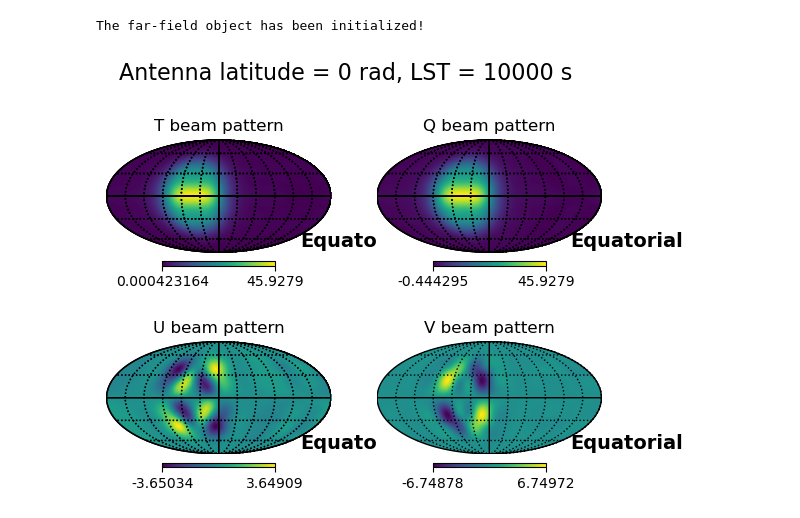
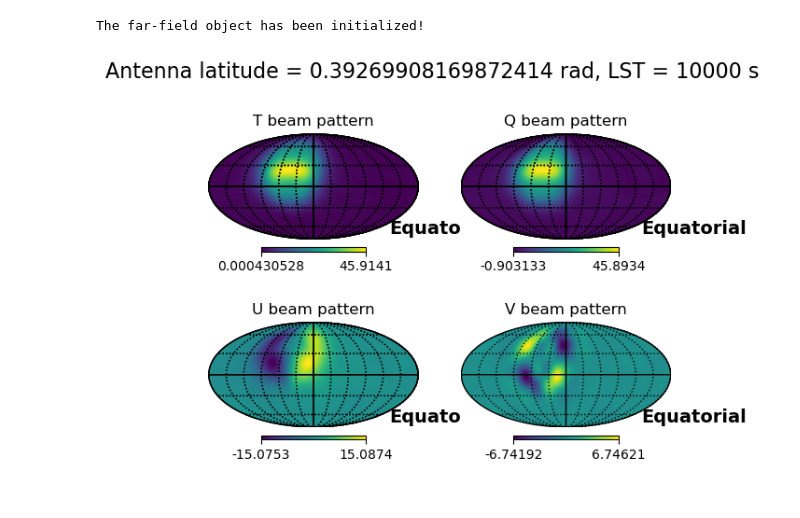
Before and after one commit to zhengzhang-univ/BSCC, a Jupyter notebook: reach_beam.ipynb, the cells around one changed output. Drawn from its saved outputs; the diff is of its cells as text; code cells hidden in the pictures.

```diff
--- a/reach_beam.ipynb
+++ b/reach_beam.ipynb
@@ -9,7 +9,7 @@ import numpy as np
 
 alignment_x = np.array([1.0, 0, 0.])
 alignment_z = np.array([0., 0., 1.])
-antenna_latitude = 0
+antenna_latitude = np.pi/8
 
 path = "/Users/zhengzhang/PythonProjects/TIBEC/REACH_Efield.txt"
 antenna_sph_coords = np.loadtxt(path,
@@ -33,30 +33,31 @@ The far-field object has been initialized!
 # %%
 
 def healpix_map_coordinates(nside):
     npixel = 12 * nside ** 2
     result = np.zeros(shape=(npixel, 2))
     result[:, 1], result[:, 0] = hp.pixelfunc.pix2ang(nside, np.arange(npixel))
     return result
 
 
 sky_sph_coords = healpix_map_coordinates(128)
 LSTs = np.array([10000])
 Beam_polarized = test.generate_auto_beam(LSTs, sky_sph_coords, 0)
-# Beam_integrated = np.mean(Beam_polarized, axis=0)
+Beam_integrated = np.mean(Beam_polarized, axis=0)
 
 def plot_beam(ti):
     fig, axs = plt.subplots(2, 2)
     fig.suptitle('Antenna latitude = {} rad, LST = {} s'.format(antenna_latitude, LSTs[ti]), fontsize=16)
     pols = ["T", "Q", "U", "V"]
     for P in range(4):
         plt.axes(axs.flat[P])
         hp.mollview(Beam_polarized[ti, :, P],
                     title=pols[P]+" beam pattern",
                     coord='C',
                     flip='astro',
                     # rot=(0, 90, 0),
                     hold=True)
         hp.visufunc.graticule(coord='C')
+        fig.savefig("./beam_pattern_REACH_dipole.png")
 plot_beam(0)
 # %% [output]
-[figure, old version]
+[figure, new version]
```
Also changed, not shown: 2 other files.
